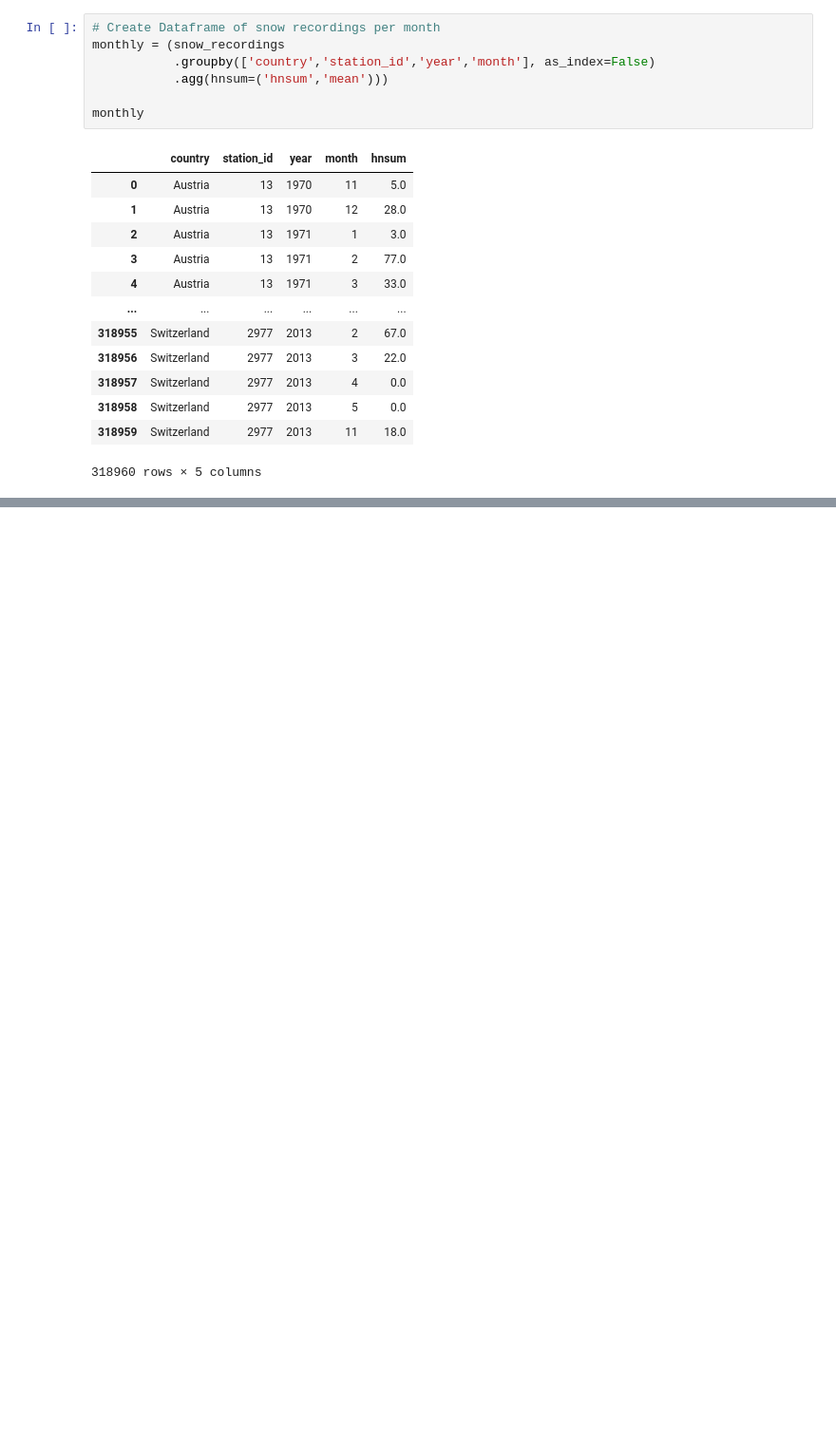
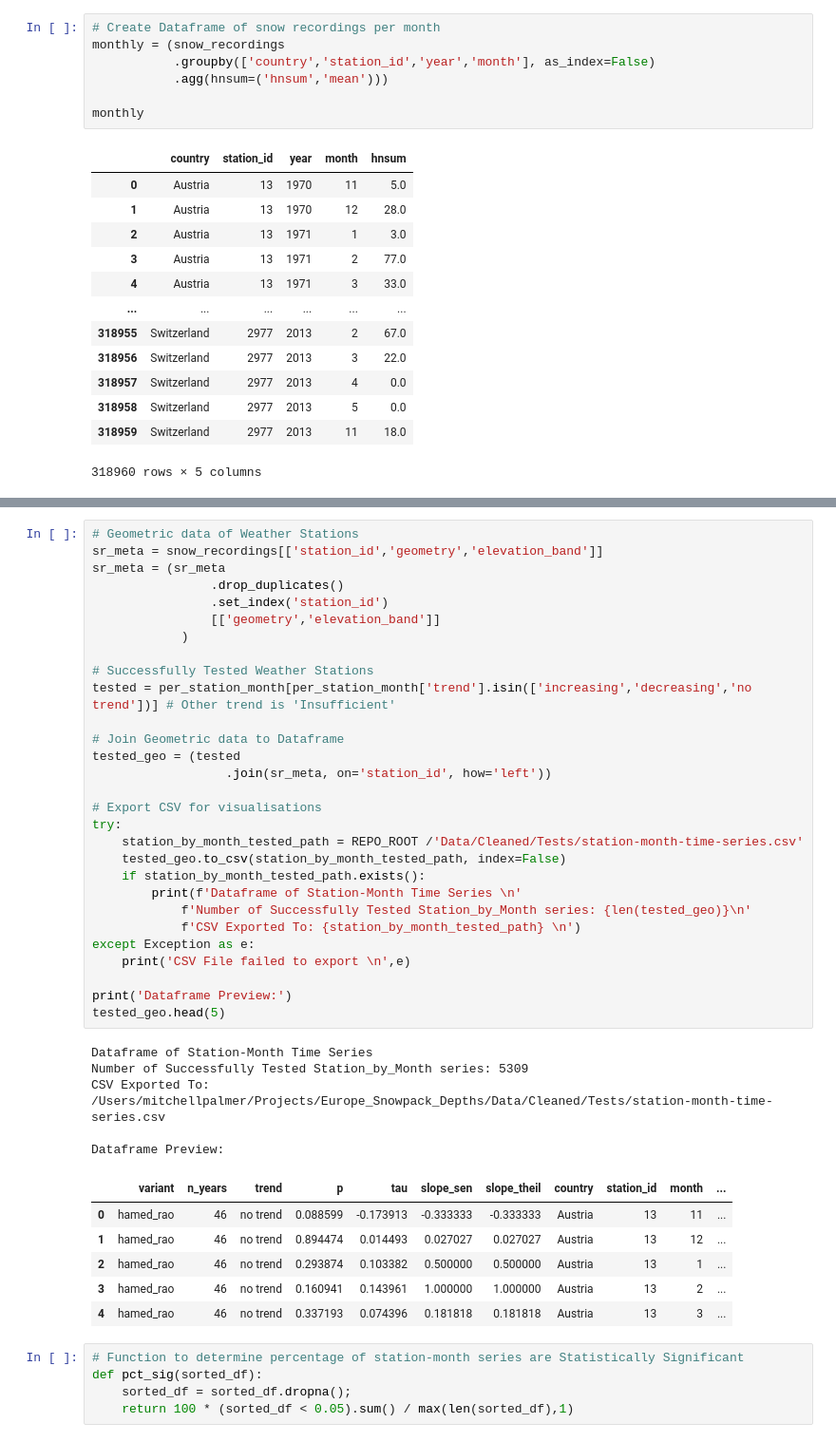
Before and after one commit to Mitch-P-Analyst/Europe_Snowpack_Depths, a Jupyter notebook: Notebooks/03_Statistical_Testing.ipynb, the cells around one changed output, grey strips where cells are left out. Shown at 95% size. Saved outputs shown, nothing was run; the diff lists cells and outputs as text; blank space fills up the shorter version.

Commit message:
Statistical Testing

```diff
--- a/Notebooks/03_Statistical_Testing.ipynb
+++ b/Notebooks/03_Statistical_Testing.ipynb
@@ -893,0 +191,46 @@ plt.show()
+# %%
+# Geometric data of Weather Stations
+sr_meta = snow_recordings[['station_id','geometry','elevation_band']]
+sr_meta = (sr_meta
+                .drop_duplicates()
+                .set_index('station_id')
+                [['geometry','elevation_band']]
+            )
+
+# Successfully Tested Weather Stations
+tested = per_station_month[per_station_month['trend'].isin(['increasing','decreasing','no trend'])] # Other trend is 'Insufficient'
+
+# Join Geometric data to Dataframe
+tested_geo = (tested
+                  .join(sr_meta, on='station_id', how='left'))
+
+# Export CSV for visualisations
+try:
+    station_by_month_tested_path = REPO_ROOT /'Data/Cleaned/Tests/station-month-time-series.csv'
+    tested_geo.to_csv(station_by_month_tested_path, index=False)
+    if station_by_month_tested_path.exists():
+        print(f'Dataframe of Station-Month Time Series \n'
+            f'Number of Successfully Tested Station_by_Month series: {len(tested_geo)}\n'
+            f'CSV Exported To: {station_by_month_tested_path} \n')
+except Exception as e:
+    print('CSV File failed to export \n',e)
+
+print('Dataframe Preview:')
+tested_geo.head(5)
+# %% [output]
+Dataframe of Station-Month Time Series
+Number of Successfully Tested Station_by_Month series: 5309
+CSV Exported To: /Users/mitchellpalmer/Projects/Europe_Snowpack_Depths/Data/Cleaned/Tests/station-month-time-series.csv
+
+Dataframe Preview:
+|  | variant | n_years | trend | p | tau | slope_sen | slope_theil | country | station_id | month | ... |
+| 0 | hamed_rao | 46 | no trend | 0.088599 | -0.173913 | -0.333333 | -0.333333 | Austria | 13 | 11 | ... |
+| 1 | hamed_rao | 46 | no trend | 0.894474 | 0.014493 | 0.027027 | 0.027027 | Austria | 13 | 12 | ... |
+| 2 | hamed_rao | 46 | no trend | 0.293874 | 0.103382 | 0.500000 | 0.500000 | Austria | 13 | 1 | ... |
+| 3 | hamed_rao | 46 | no trend | 0.160941 | 0.143961 | 1.000000 | 1.000000 | Austria | 13 | 2 | ... |
+| 4 | hamed_rao | 46 | no trend | 0.337193 | 0.074396 | 0.181818 | 0.181818 | Austria | 13 | 3 | ... |
+# %%
+# Function to determine percentage of station-month series are Statistically Significant
+def pct_sig(sorted_df):
+    sorted_df = sorted_df.dropna();
+    return 100 * (sorted_df < 0.05).sum() / max(len(sorted_df),1)
```
Also changed, not shown: parts of 56 cells of this notebook, 7 other files.
